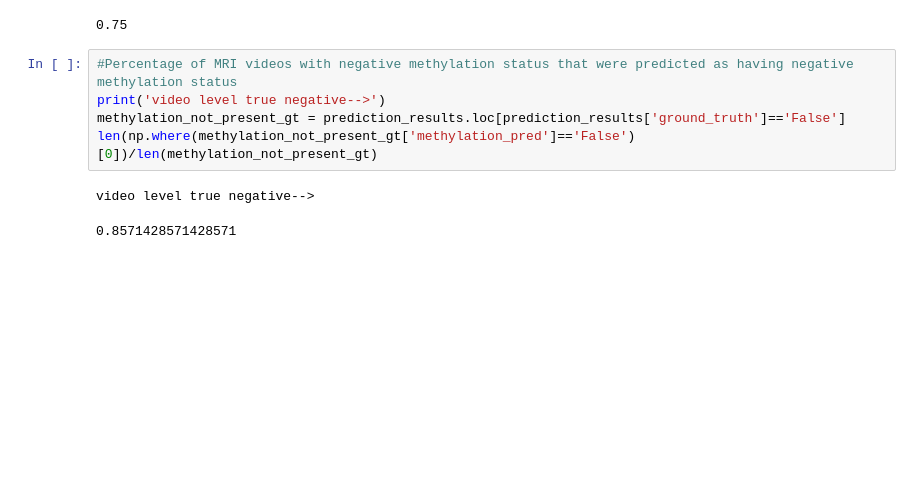
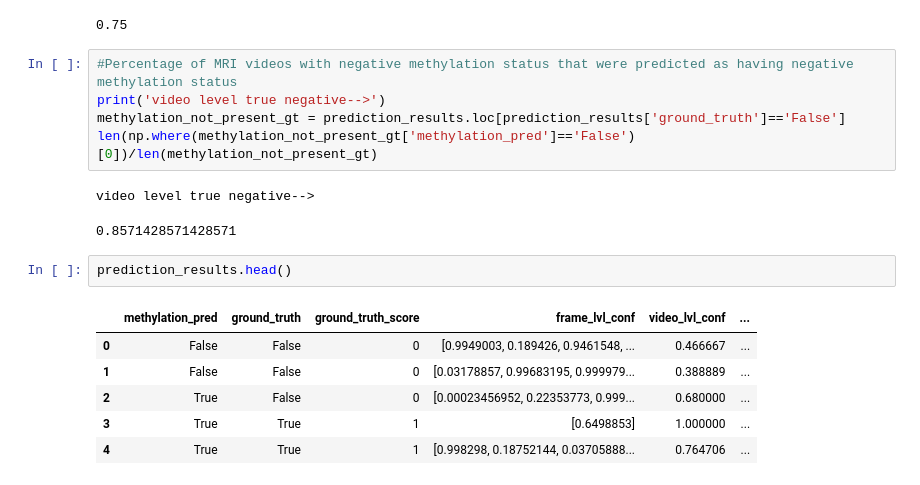
Before and after one commit to Keying96/MRI_methylation, a Jupyter notebook: methylation_training.ipynb, the cells around one changed output. Saved outputs shown, nothing was run; the diff lists cells and outputs as text; blank space fills up the shorter version.

```diff
--- a/methylation_training.ipynb
+++ b/methylation_training.ipynb
@@ -503,3 +518,12 @@ len(np.where(methylation_not_present_gt['methylation_pred']=='False')[0])/len(me
 # %% [output]
 video level true negative-->
 0.8571428571428571
+# %%
+prediction_results.head()
+# %% [output]
+|  | methylation_pred | ground_truth | ground_truth_score | frame_lvl_conf | video_lvl_conf | ... |
+| 0 | False | False | 0 | [0.9949003, 0.189426, 0.9461548, ... | 0.466667 | ... |
+| 1 | False | False | 0 | [0.03178857, 0.99683195, 0.999979... | 0.388889 | ... |
+| 2 | True | False | 0 | [0.00023456952, 0.22353773, 0.999... | 0.680000 | ... |
+| 3 | True | True | 1 | [0.6498853] | 1.000000 | ... |
+| 4 | True | True | 1 | [0.998298, 0.18752144, 0.03705888... | 0.764706 | ... |
```
Also changed, not shown: parts of 14 cells of this notebook.
